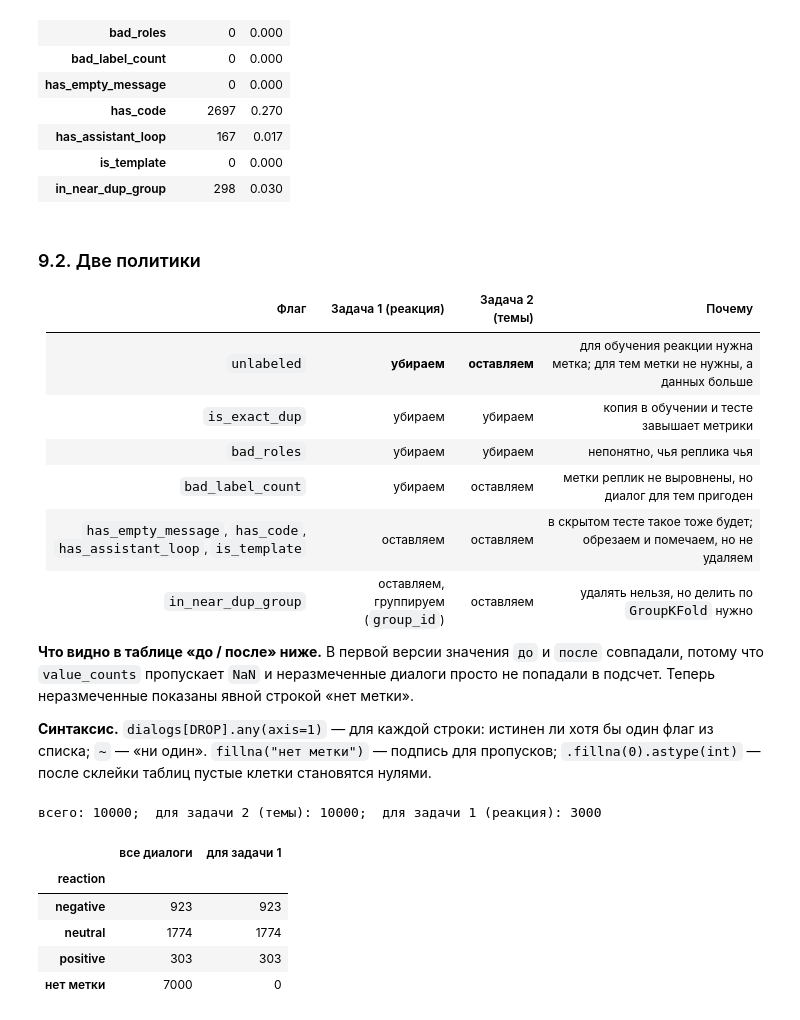
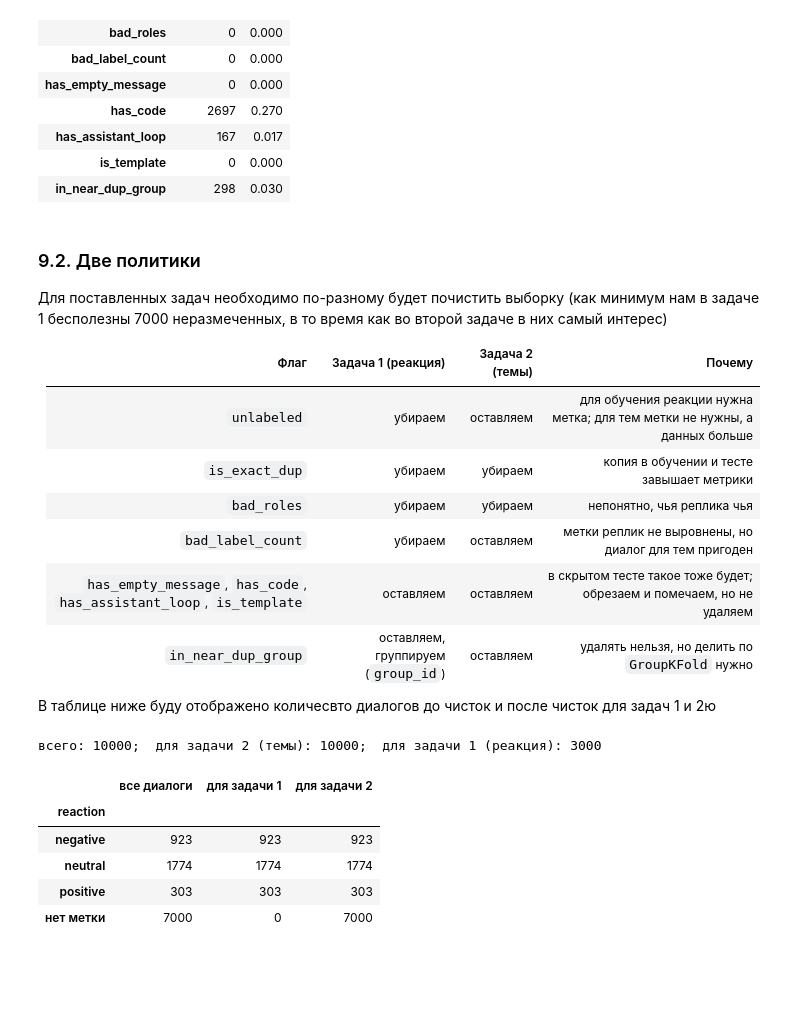
Before and after one commit to Pavel-bur-dot/MIPT_ML_homework, a Jupyter notebook: solution_hw1_BKZ/solution.ipynb, the cells around one changed output. Saved outputs shown, nothing was run; the diff lists cells and outputs as text; code cells hidden in the pictures; blank space fills up the shorter version.

```diff
--- a/solution_hw1_BKZ/solution.ipynb
+++ b/solution_hw1_BKZ/solution.ipynb
@@ -1016,21 +871,22 @@ display(pd.crosstab(task_frame["task_type"], task_frame["mode_task"].rename("с
 # %%
-labeled["n_polar"] = labeled["n_negative"] + labeled["n_positive"]
-labeled["polar_share"] = labeled["n_polar"] / (labeled["n_user_actual"] - 1)   # доля реплик (кроме первой) с реакцией
-display(labeled.groupby("reaction")[["n_negative", "n_positive", "n_polar", "polar_share"]].mean().round(2))
+turns = messages[messages["is_user"] & messages["dialog_id"].isin(dialogs.loc[dialogs["is_labeled"], "dialog_id"])].copy()
+turns = turns[turns["turn_reaction"].notna()]
 
-n_user_by_dialog = dialogs.set_index("dialog_id")["n_user_actual"]
-polar_turns = lab_turns[lab_turns["turn_reaction"].isin(["negative", "positive"])].copy()
-polar_turns["rel_pos"] = polar_turns["user_idx"] / (polar_turns["dialog_id"].map(n_user_by_dialog) - 1)
+n_user = dialogs.set_index("dialog_id")["n_user_actual"]
+turns["rel_pos"] = turns["user_idx"] / (turns["dialog_id"].map(n_user) - 1)
 
-fig, ax = plt.subplots(figsize=(8, 3.6))
-for cls in ["negative", "positive"]:
-    ax.hist(polar_turns.loc[polar_turns["turn_reaction"] == cls, "rel_pos"], bins=10, range=(0, 1), alpha=0.6, density=True,
-            color=REACTION_COLORS[cls], label=cls)
-ax.set_xlabel("относительная позиция реплики в диалоге (0 — начало, 1 — конец)")
-ax.set_title("Где встречаются негативные и позитивные реплики")
+COLORS = {"negative": "red", "neutral": "blue", "positive": "green"}
+
+fig, ax = plt.subplots(figsize=(8, 4))
+for cls in ["negative", "neutral", "positive"]:
+    ax.hist(turns.loc[turns["turn_reaction"] == cls, "rel_pos"],
+            bins=10, range=(0, 1), density=True,
+            histtype="step", lw=2,
+            color=COLORS[cls], label=cls)
+
+ax.set_xlabel("относительная позиция реплики (0 — начало, 1 — конец)")
+ax.set_ylabel("плотность")
+ax.set_title("Где в диалоге встречаются реплики с разной реакцией")
 ax.legend()
 plt.show()
-
-for column in ["n_negative", "n_positive", "last_polar", "n_polar", "polar_share"]:
-    dialogs[column] = dialogs["dialog_id"].map(labeled.set_index("dialog_id")[column])
 # %% [output]
@@ -1269,32 +933,41 @@ display(show_table(flag_table, axis=0))
 # %% [markdown]
 ### 9.2. Две политики
 
+Для поставленных задач необходимо по-разному будет почистить выборку (как минимум нам в задаче 1 бесполезны 7000 неразмеченных, в то время как во второй задаче в них самый интерес)
+
 | Флаг | Задача 1 (реакция) | Задача 2 (темы) | Почему |
 |:--|:--|:--|:--|
-| `unlabeled` | **убираем** | **оставляем** | для обучения реакции нужна метка; для тем метки не нужны, а данных больше |
+| `unlabeled` | убираем | оставляем | для обучения реакции нужна метка; для тем метки не нужны, а данных больше |
 | `is_exact_dup` | убираем | убираем | копия в обучении и тесте завышает метрики |
 | `bad_roles` | убираем | убираем | непонятно, чья реплика чья |
 | `bad_label_count` | убираем | оставляем | метки реплик не выровнены, но диалог для тем пригоден |
 | `has_empty_message`, `has_code`, `has_assistant_loop`, `is_template` | оставляем | оставляем | в скрытом тесте такое тоже будет; обрезаем и помечаем, но не удаляем |
 | `in_near_dup_group` | оставляем, группируем (`group_id`) | оставляем | удалять нельзя, но делить по `GroupKFold` нужно |
 
-**Что видно в таблице «до / после» ниже.** В первой версии значения `до` и `после` совпадали, потому что `value_counts` пропускает `NaN` и неразмеченные диалоги просто не попадали в подсчет. Теперь неразмеченные показаны явной строкой «нет метки».
-
-**Синтаксис.** `dialogs[DROP].any(axis=1)` — для каждой строки: истинен ли хотя бы один флаг из списка; `~` — «ни один». `fillna("нет метки")` — подпись для пропусков; `.fillna(0).astype(int)` — после склейки таблиц пустые клетки становятся нулями.
+В таблице ниже буду отображено количесвто диалогов до чисток и после чисток для задач 1 и 2ю
 # %%
 DROP_COMMON = ["is_exact_dup", "bad_roles"]
 dialogs["use_topics"] = ~dialogs[DROP_COMMON].any(axis=1)
 dialogs["use_reaction"] = dialogs["use_topics"] & dialogs["is_labeled"] & ~dialogs["bad_label_count"]
 
 print(f"всего: {len(dialogs)};  для задачи 2 (темы): {int(dialogs['use_topics'].sum())};  для задачи 1 (реакция): {int(dialogs['use_reaction'].sum())}")
+
 before = dialogs["reaction"].fillna("нет метки").value_counts()
-after = dialogs.loc[dialogs["use_reaction"], "reaction"].value_counts()
-display(pd.DataFrame({"все диалоги": before, "для задачи 1": after}).fillna(0).astype(int))
+after_topics = dialogs.loc[dialogs["use_topics"], "reaction"].fillna("нет метки").value_counts()
+after_reaction = dialogs.loc[dialogs["use_reaction"], "reaction"].value_counts()
+
+table = pd.DataFrame({
+    "все диалоги": before,
+    "для задачи 1": after_reaction,
+    "для задачи 2": after_topics,
+}).fillna(0).astype(int)
+
+display(table)
 # %% [output]
 всего: 10000;  для задачи 2 (темы): 10000;  для задачи 1 (реакция): 3000
-|  | все диалоги | для задачи 1 |
-| reaction |  |  |
-| negative | 923 | 923 |
-| neutral | 1774 | 1774 |
-| positive | 303 | 303 |
-| нет метки | 7000 | 0 |
+|  | все диалоги | для задачи 1 | для задачи 2 |
+| reaction |  |  |  |
+| negative | 923 | 923 | 923 |
+| neutral | 1774 | 1774 | 1774 |
+| positive | 303 | 303 | 303 |
+| нет метки | 7000 | 0 | 7000 |
```
Also changed, not shown: parts of 42 cells of this notebook, 2 other files.
